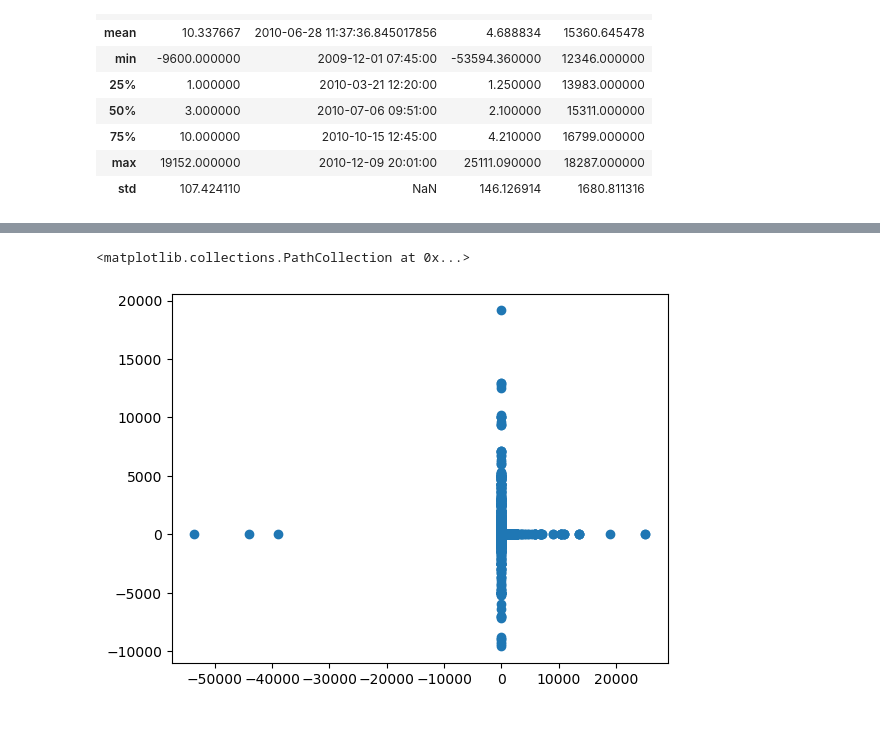
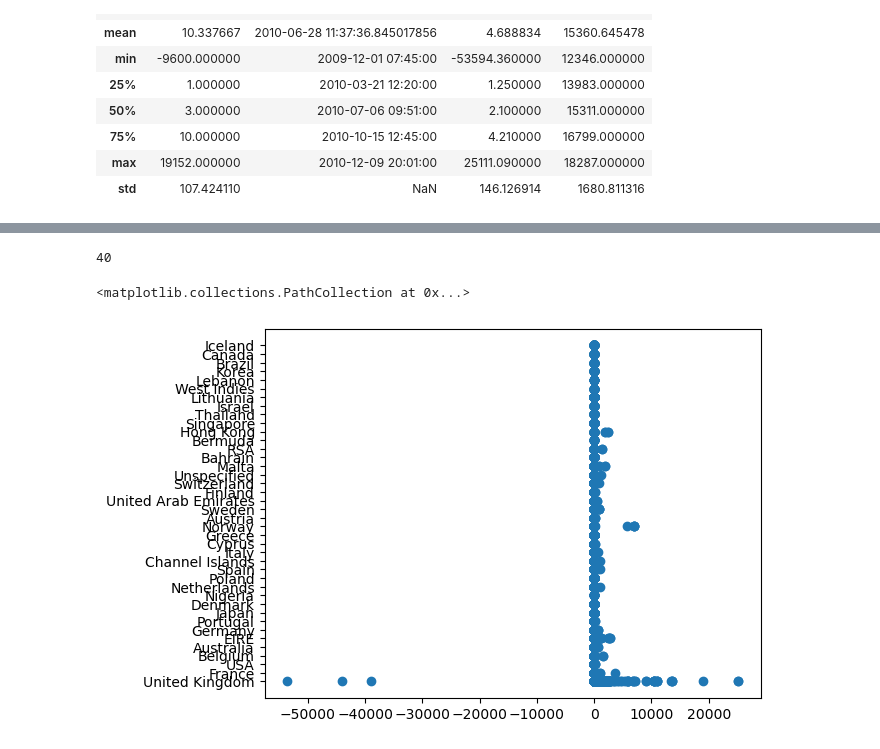
Before and after one commit to jeff0167/Data_And_Things, a Jupyter notebook: DE_Task.ipynb, the cells around one changed output, grey strips where cells are left out. Saved outputs shown, nothing was run; the diff lists cells and outputs as text; code cells hidden in the pictures.

Commit message:
Exercise three, some data cleaning & plotting and analyzing done

```diff
--- a/DE_Task.ipynb
+++ b/DE_Task.ipynb
@@ -94,7 +94,7 @@ print(files)
 # %% [output]
 ['online_retail_II.xlsx']
 # %%
-file_path = "C:/Users/Bruger/.cache/kagglehub/datasets/lakshmi25npathi/online-retail-dataset/versions/1/online_retail_II.xlsx"
+file_path = "C:/Users/Bobby/.cache/kagglehub/datasets/lakshmi25npathi/online-retail-dataset/versions/1/online_retail_II.xlsx"
 
 df = pd.read_excel(file_path)
 # %% [markdown]
@@ -162,5 +171,9 @@ for i in df["Price"].unique():
+# %%
+df["Country"].nunique()
+# %% [output]
+40
 # %%
-plt.scatter(x = "Price", y = "Quantity", data = df)
+plt.scatter(x = "Price", y = "Country", data = df)
 # %% [output]
 <matplotlib.collections.PathCollection at 0x...>
-[figure, old version]
+[figure, new version]
```
Also changed, not shown: parts of 67 cells of this notebook, 2 other files.
